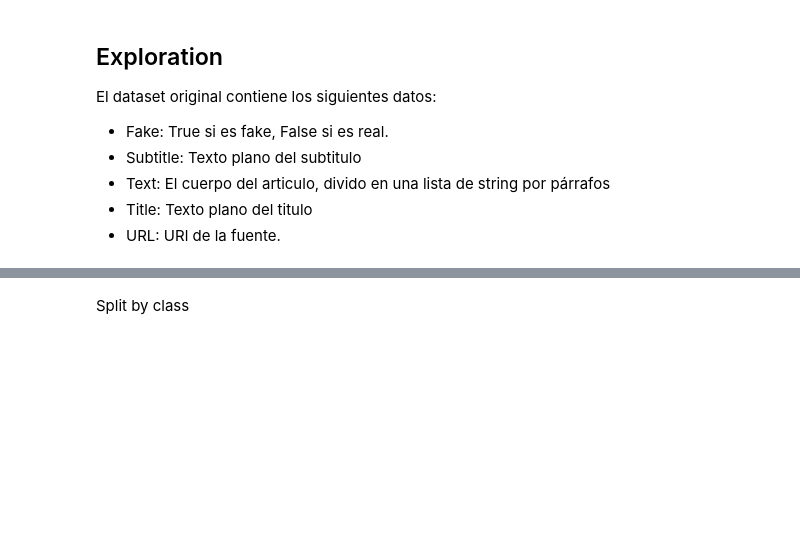
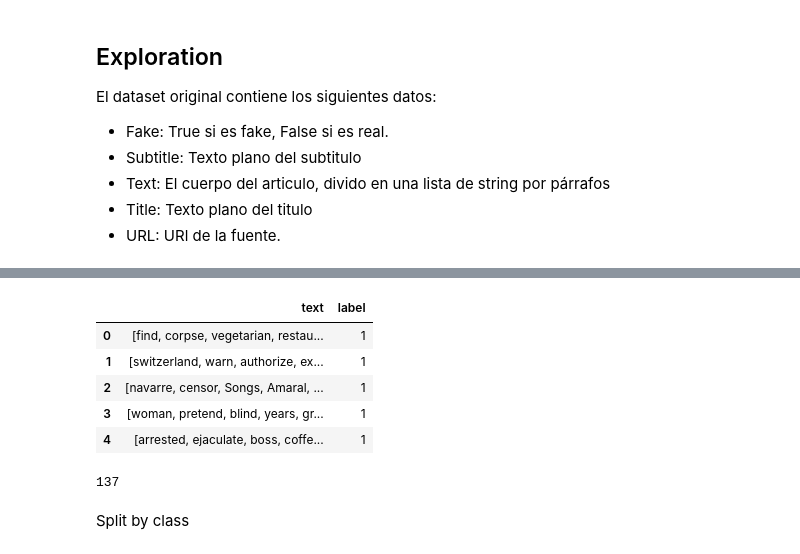
Before and after one commit to FNClassificator/FNC, a Jupyter notebook: src/fake_news_detector/exploration/dataset_exploration_content.ipynb, the cells around one changed output, grey strips where cells are left out. Drawn from its saved outputs; the diff is of its cells as text; code cells hidden in the pictures; blank space fills up the shorter version.

```diff
--- a/src/fake_news_detector/exploration/dataset_exploration_content.ipynb
+++ b/src/fake_news_detector/exploration/dataset_exploration_content.ipynb
@@ -34,3 +25,19 @@ df.head()
+# %%
+dataset = pd.DataFrame()
+dataset['text'] = df['all_word']
+dataset['label'] = df['fake']*1
+dataset.head()
+# %% [output]
+|  | text | label |
+| 0 | [find, corpse, vegetarian, restau... | 1 |
+| 1 | [switzerland, warn, authorize, ex... | 1 |
+| 2 | [navarre, censor, Songs, Amaral, ... | 1 |
+| 3 | [woman, pretend, blind, years, gr... | 1 |
+| 4 | [arrested, ejaculate, boss, coffe... | 1 |
+# %%
+len(dataset)
+# %% [output]
+137
 # %% [markdown]
 Split by class
 # %%
```
Also changed, not shown: parts of 2 cells of this notebook, 8 other files.
